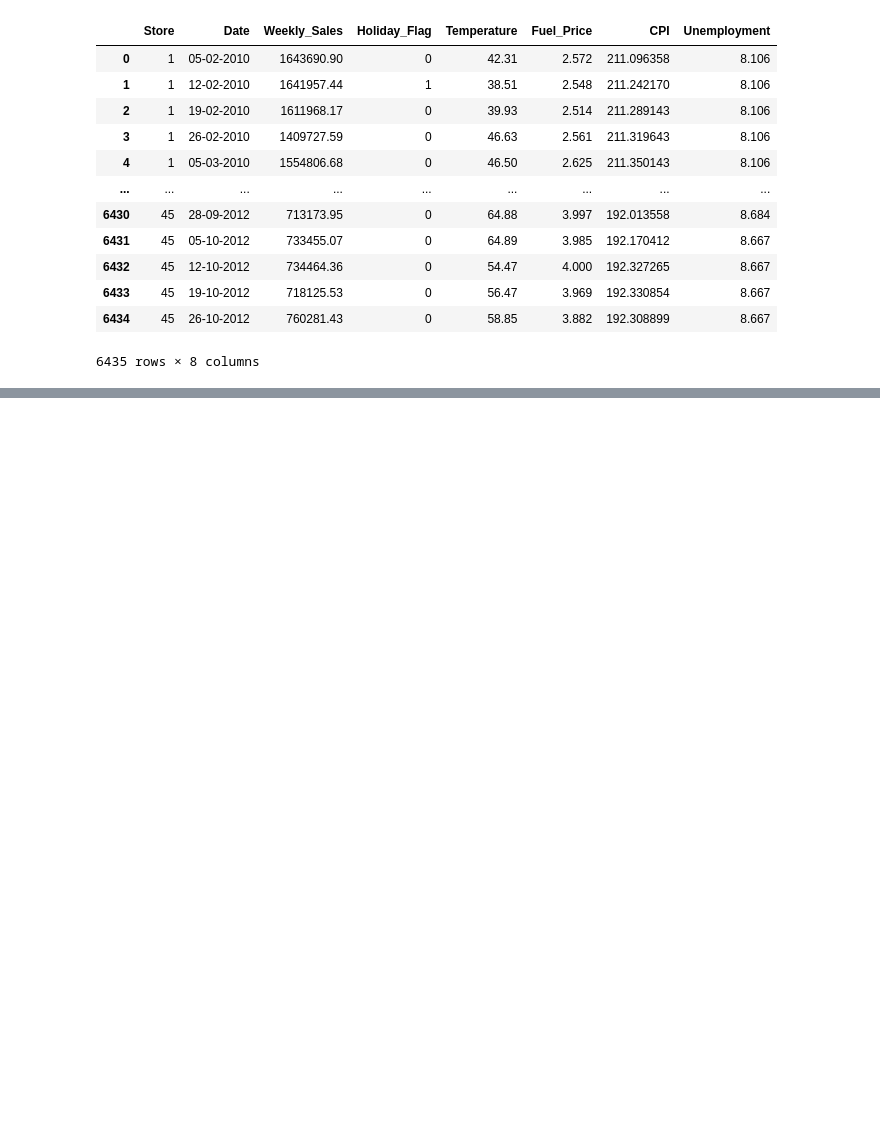
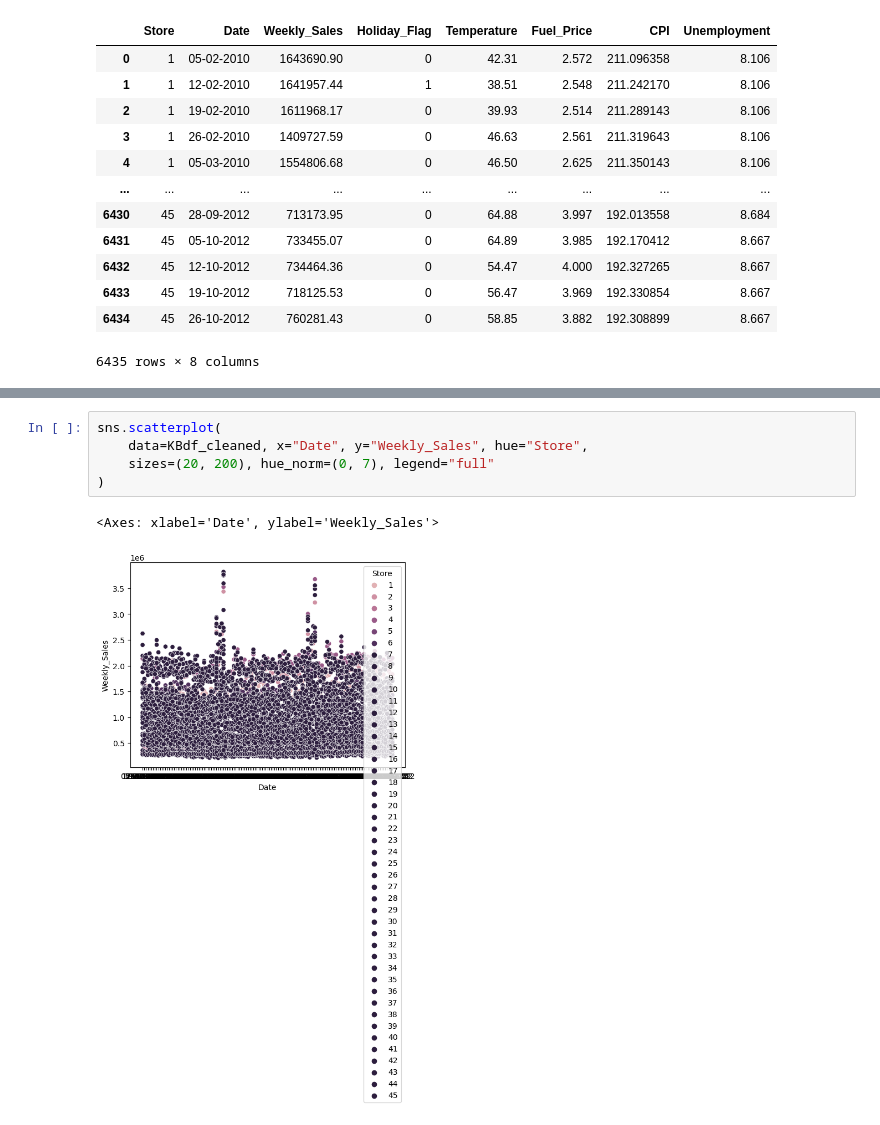
Before and after one commit to ubco-W2022T2-data301/project-group-group36, a Jupyter notebook: analysis/analysis1.ipynb, the cells around one changed output, grey strips where cells are left out. Saved outputs shown, nothing was run; the diff lists cells and outputs as text; blank space fills up the shorter version.

```diff
--- a/analysis/analysis1.ipynb
+++ b/analysis/analysis1.ipynb
@@ -27,0 +125,8 @@ KBdf
+# %%
+sns.scatterplot(
+    data=KBdf_cleaned, x="Date", y="Weekly_Sales", hue="Store",
+    sizes=(20, 200), hue_norm=(0, 7), legend="full"
+)
+# %% [output]
+<Axes: xlabel='Date', ylabel='Weekly_Sales'>
+[figure, added]
```
Also changed, not shown: parts of 12 cells of this notebook, 1 other file.
